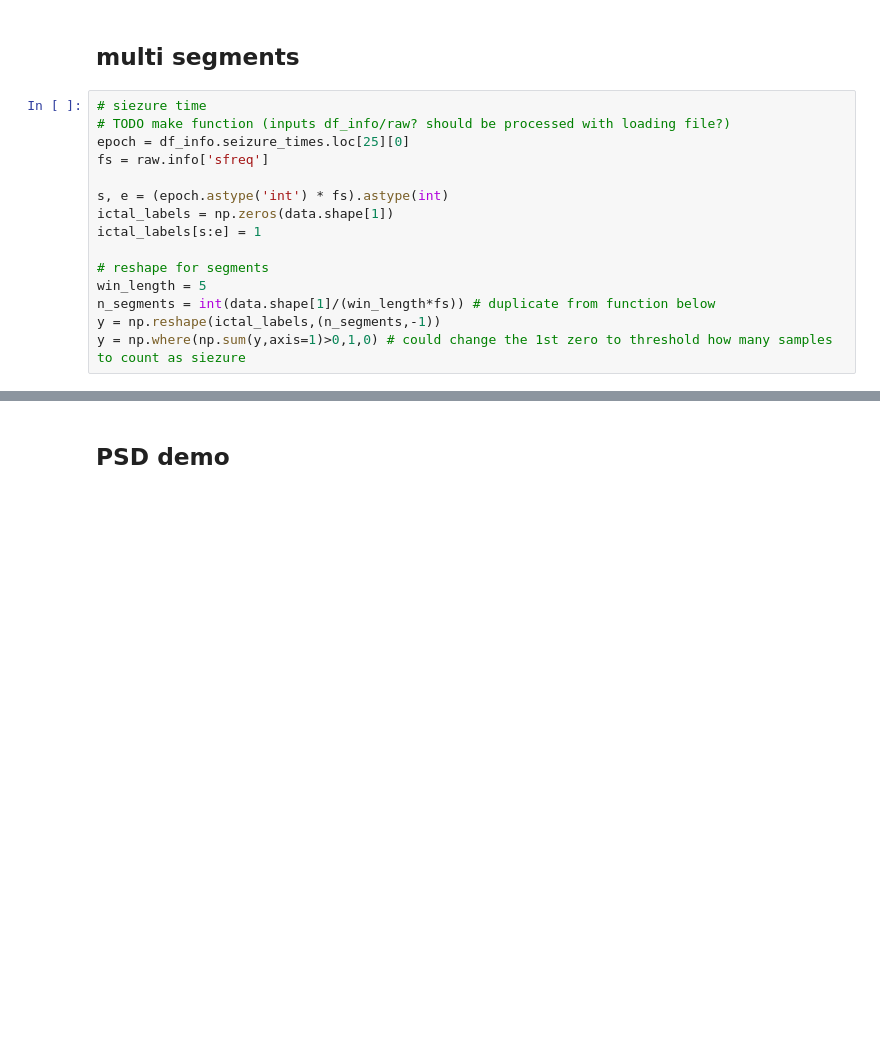
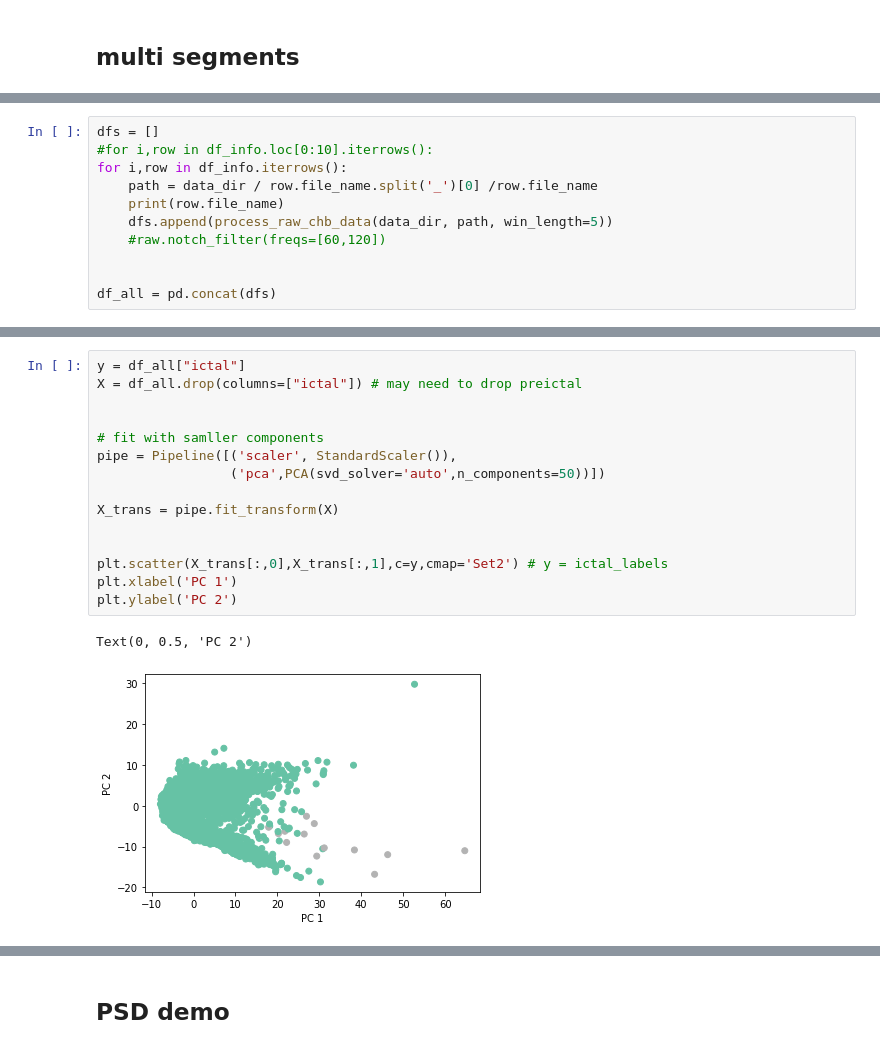
Before and after one commit to mattjdavis/eeg_classifier, a Jupyter notebook: load_data.ipynb, the cells around one changed output, grey strips where cells are left out. Drawn from its saved outputs; the diff is of its cells as text; blank space fills up the shorter version.

```diff
--- a/load_data.ipynb
+++ b/load_data.ipynb
@@ -350,18 +356,3 @@ n_chan = raw.info["nchan"]
 D = np.reshape(data,(n_chan,n_segments,-1)) # channel x segment x time
 # %% [markdown]
 ## multi segments
-# %%
-# siezure time
-# TODO make function (inputs df_info/raw? should be processed with loading file?)
-epoch = df_info.seizure_times.loc[25][0]
-fs = raw.info['sfreq']
-
-s, e = (epoch.astype('int') * fs).astype(int)
-ictal_labels = np.zeros(data.shape[1])
-ictal_labels[s:e] = 1
-
-# reshape for segments
-win_length = 5
-n_segments = int(data.shape[1]/(win_length*fs)) # duplicate from function below
-y = np.reshape(ictal_labels,(n_segments,-1))
-y = np.where(np.sum(y,axis=1)>0,1,0) # could change the 1st zero to threshold how many samples to count as siezure
@@ -472,0 +511,11 @@ Text(0.5, 0, 'n_component')
+# %%
+dfs = []
+#for i,row in df_info.loc[0:10].iterrows():
+for i,row in df_info.iterrows():
+    path = data_dir / row.file_name.split('_')[0] /row.file_name
+    print(row.file_name)
+    dfs.append(process_raw_chb_data(data_dir, path, win_length=5))
+    #raw.notch_filter(freqs=[60,120])
+
+
+df_all = pd.concat(dfs)
@@ -472,0 +544,18 @@ Text(0.5, 0, 'n_component')
+# %%
+y = df_all["ictal"]
+X = df_all.drop(columns=["ictal"]) # may need to drop preictal
+
+
+# fit with samller components
+pipe = Pipeline([('scaler', StandardScaler()),
+                 ('pca',PCA(svd_solver='auto',n_components=50))])
+
+X_trans = pipe.fit_transform(X)
+
+
+plt.scatter(X_trans[:,0],X_trans[:,1],c=y,cmap='Set2') # y = ictal_labels
+plt.xlabel('PC 1')
+plt.ylabel('PC 2')
+# %% [output]
+Text(0, 0.5, 'PC 2')
+[figure, added]
```
Also changed, not shown: parts of 15 cells of this notebook, 1 other file.
